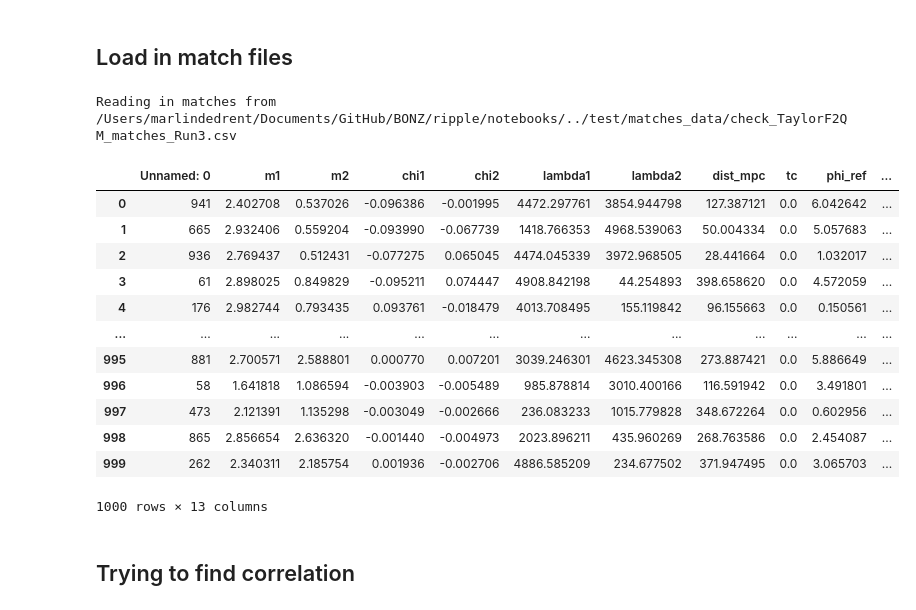
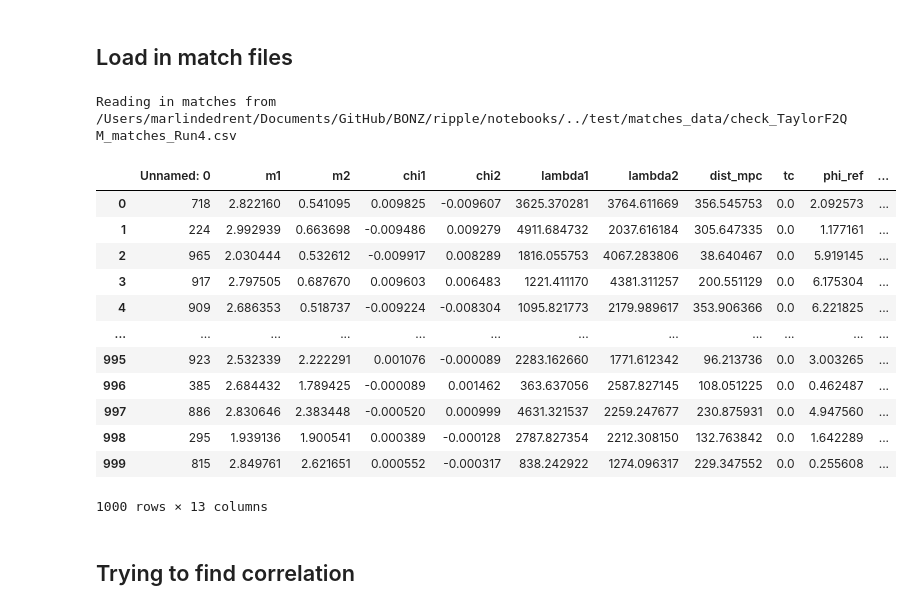
Before and after one commit to ThibeauWouters/ripple, a Jupyter notebook: notebooks/analyze_matches TaylorF2 (vanilla and QM).ipynb, the cells around one changed output. Saved outputs shown, nothing was run; the diff lists cells and outputs as text; code cells hidden in the pictures.

Commit message:
update analyze_matches for the new runs

```diff
--- a/notebooks/analyze_matches TaylorF2 (vanilla and QM).ipynb
+++ b/notebooks/analyze_matches TaylorF2 (vanilla and QM).ipynb
@@ -49,7 +49,7 @@ def get_chirp_mass(m1, m2):
 ## Load in match files
 # %%
 # Choose tidal waveform here
-run = "QM Run3"
+run = "QM Run4"
 
 if run == "QM Run1":
     #Run1: bounds = {"m": [0.5, 3.0], "chi": [-1, 1], "lambda": [0, 5000],"d_L": [1, 400]}
@@ -60,45 +60,45 @@ elif run == "QM Run2":
 elif run == "QM Run3":
     #Run3: bounds = {"m": [0.5, 3.0], "chi": [-0.1, 0.1], "lambda": [0, 5000],"d_L": [1, 400]}
     matches_filename = os.path.join(os.getcwd(), f"../test/matches_data/check_TaylorF2QM_matches_Run3.csv")
 elif run == "QM Run4":
     #Run3: bounds = {"m": [0.5, 3.0], "chi": [-0.01, 0.01], "lambda": [0, 5000],"d_L": [1, 400]}
     matches_filename = os.path.join(os.getcwd(), f"../test/matches_data/check_TaylorF2QM_matches_Run4.csv")
 elif run == "QM Run5":
     #Run3: bounds = {"m": [0.5, 3.0], "chi": [0, 0], "lambda": [0, 5000],"d_L": [1, 400]}
     matches_filename = os.path.join(os.getcwd(), f"../test/matches_data/check_TaylorF2QM_matches_Run5.csv")
 else:
     #Vanilla TaylorF2
     matches_filename = os.path.join(os.getcwd(), f"../test/matches_data/check_TaylorF2_matches.csv")
 
 print(f"Reading in matches from {matches_filename}")
 matches_df = pd.read_csv(matches_filename)
 
 ### Get the values
 m1_values = matches_df["m1"].values
 m2_values = matches_df["m2"].values
 q_values = matches_df["m2"] / matches_df["m1"].values
 chi1_values = matches_df["chi1"].values
 chi2_values = matches_df["chi2"].values
 lambda1_values = matches_df["lambda1"].values
 lambda2_values = matches_df["lambda2"].values
 mismatch_values = matches_df["mismatch"].values
 
 ### Show the df
 matches_df
 # %% [output]
-Reading in matches from /Users/marlindedrent/Documents/GitHub/BONZ/ripple/notebooks/../test/matches_data/check_TaylorF2QM_matches_Run3.csv
+Reading in matches from /Users/marlindedrent/Documents/GitHub/BONZ/ripple/notebooks/../test/matches_data/check_TaylorF2QM_matches_Run4.csv
 |  | Unnamed: 0 | m1 | m2 | chi1 | chi2 | lambda1 | lambda2 | dist_mpc | tc | phi_ref | ... |
-| 0 | 941 | 2.402708 | 0.537026 | -0.096386 | -0.001995 | 4472.297761 | 3854.944798 | 127.387121 | 0.0 | 6.042642 | ... |
-| 1 | 665 | 2.932406 | 0.559204 | -0.093990 | -0.067739 | 1418.766353 | 4968.539063 | 50.004334 | 0.0 | 5.057683 | ... |
-| 2 | 936 | 2.769437 | 0.512431 | -0.077275 | 0.065045 | 4474.045339 | 3972.968505 | 28.441664 | 0.0 | 1.032017 | ... |
-| 3 | 61 | 2.898025 | 0.849829 | -0.095211 | 0.074447 | 4908.842198 | 44.254893 | 398.658620 | 0.0 | 4.572059 | ... |
-| 4 | 176 | 2.982744 | 0.793435 | 0.093761 | -0.018479 | 4013.708495 | 155.119842 | 96.155663 | 0.0 | 0.150561 | ... |
+| 0 | 718 | 2.822160 | 0.541095 | 0.009825 | -0.009607 | 3625.370281 | 3764.611669 | 356.545753 | 0.0 | 2.092573 | ... |
+| 1 | 224 | 2.992939 | 0.663698 | -0.009486 | 0.009279 | 4911.684732 | 2037.616184 | 305.647335 | 0.0 | 1.177161 | ... |
+| 2 | 965 | 2.030444 | 0.532612 | -0.009917 | 0.008289 | 1816.055753 | 4067.283806 | 38.640467 | 0.0 | 5.919145 | ... |
+| 3 | 917 | 2.797505 | 0.687670 | 0.009603 | 0.006483 | 1221.411170 | 4381.311257 | 200.551129 | 0.0 | 6.175304 | ... |
+| 4 | 909 | 2.686353 | 0.518737 | -0.009224 | -0.008304 | 1095.821773 | 2179.989617 | 353.906366 | 0.0 | 6.221825 | ... |
 | ... | ... | ... | ... | ... | ... | ... | ... | ... | ... | ... | ... |
-| 995 | 881 | 2.700571 | 2.588801 | 0.000770 | 0.007201 | 3039.246301 | 4623.345308 | 273.887421 | 0.0 | 5.886649 | ... |
-| 996 | 58 | 1.641818 | 1.086594 | -0.003903 | -0.005489 | 985.878814 | 3010.400166 | 116.591942 | 0.0 | 3.491801 | ... |
-| 997 | 473 | 2.121391 | 1.135298 | -0.003049 | -0.002666 | 236.083233 | 1015.779828 | 348.672264 | 0.0 | 0.602956 | ... |
-| 998 | 865 | 2.856654 | 2.636320 | -0.001440 | -0.004973 | 2023.896211 | 435.960269 | 268.763586 | 0.0 | 2.454087 | ... |
-| 999 | 262 | 2.340311 | 2.185754 | 0.001936 | -0.002706 | 4886.585209 | 234.677502 | 371.947495 | 0.0 | 3.065703 | ... |
+| 995 | 923 | 2.532339 | 2.222291 | 0.001076 | -0.000089 | 2283.162660 | 1771.612342 | 96.213736 | 0.0 | 3.003265 | ... |
+| 996 | 385 | 2.684432 | 1.789425 | -0.000089 | 0.001462 | 363.637056 | 2587.827145 | 108.051225 | 0.0 | 0.462487 | ... |
+| 997 | 886 | 2.830646 | 2.383448 | -0.000520 | 0.000999 | 4631.321537 | 2259.247677 | 230.875931 | 0.0 | 4.947560 | ... |
+| 998 | 295 | 1.939136 | 1.900541 | 0.000389 | -0.000128 | 2787.827354 | 2212.308150 | 132.763842 | 0.0 | 1.642289 | ... |
+| 999 | 815 | 2.849761 | 2.621651 | 0.000552 | -0.000317 | 838.242922 | 1274.096317 | 229.347552 | 0.0 | 0.255608 | ... |
 1000 rows × 13 columns
 # %% [markdown]
 ## Trying to find correlation
```
Also changed, not shown: parts of 1 cell of this notebook.
